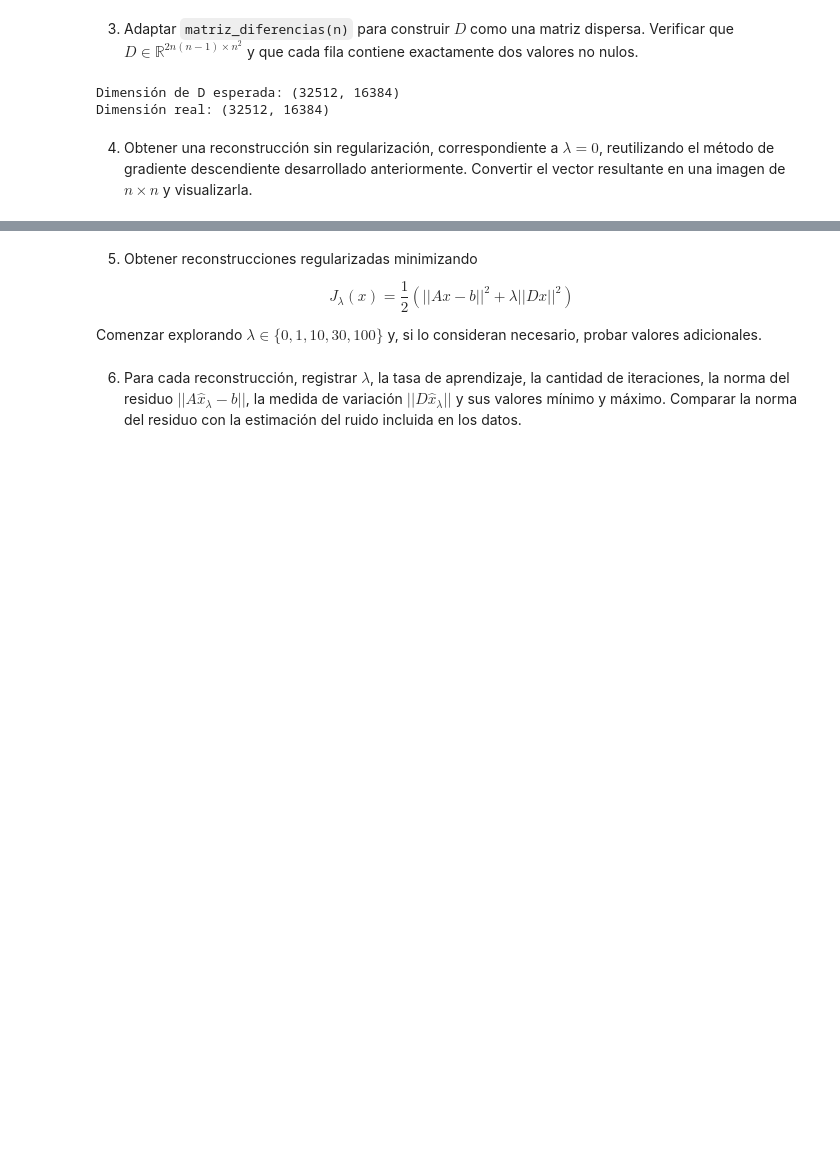
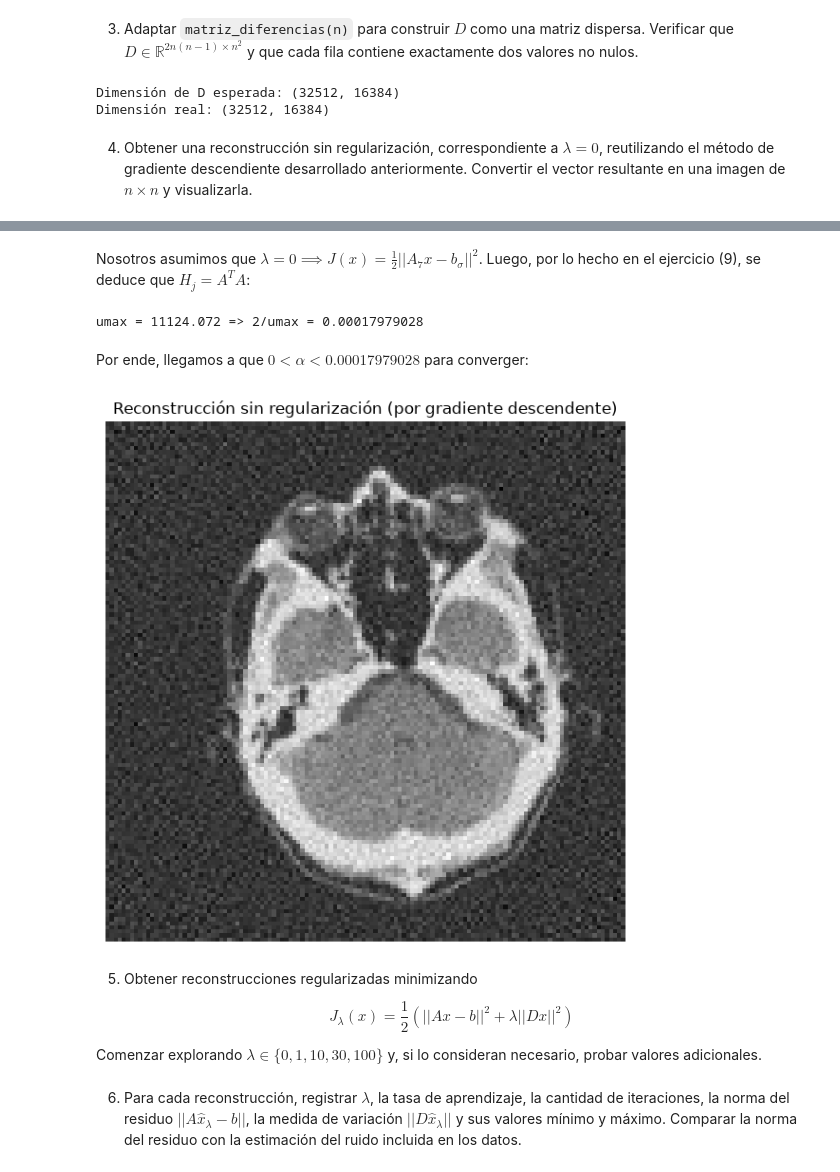
Before and after one commit to josedesgtt/imagenes-tomograficas-tp-metodos, a Jupyter notebook: ejercicio_10.ipynb, the cells around one changed output, grey strips where cells are left out. Drawn from its saved outputs; the diff is of its cells as text; code cells hidden in the pictures; blank space fills up the shorter version.

Commit message:
Avanzamos con el ejercicio 10

```diff
--- a/ejercicio_10.ipynb
+++ b/ejercicio_10.ipynb
@@ -116,3 +128,5 @@ Dimensión de D esperada: (32512, 16384)
 Dimensión real: (32512, 16384)
 # %% [markdown]
 4. Obtener una reconstrucción sin regularización, correspondiente a $\lambda = 0$, reutilizando el método de gradiente descendiente desarrollado anteriormente. Convertir el vector resultante en una imagen de $n \times n$ y visualizarla.
+# %%
+A = tomografia["A"]
@@ -118,0 +206,2 @@ Dimensión real: (32512, 16384)
+# %% [markdown]
+Nosotros asumimos que $\lambda = 0 \implies J(x) = \frac{1}{2}||A_7 x - b_\sigma ||^2$. Luego, por lo hecho en el ejercicio (9), se deduce que $H_j = A^T A$:
@@ -119,3 +211,35 @@ Dimensión real: (32512, 16384)
+# %%
+# Buscamos el máximo autovalor de H
+
+# k=1 indica la cantidad de autovalores que buscamos
+# which='LA' indica que buscamos el/los autovalores de mayor magnitud
+umax = eigsh(hessiano, k=1, which='LA', return_eigenvectors=False)[0]
+print("umax =", umax, "=> 2/umax =", 2 / umax)
+# %% [output]
+umax = 11124.072 => 2/umax = 0.00017979028
+# %% [markdown]
+Por ende, llegamos a que $0\lt\alpha\lt 0.00017979028$ para converger:
+# %%
+x_hallado, _, _ = gradiente_descendente_v4(x_0=np.zeros(n*n), bs=b, D=D, lmbd=0, alpha=0.0001)
+# %%
+X_hallado = x_hallado.reshape(n,n)
+
+# Definimos la dimensión de la figura
+plt.figure(figsize=(8, 6))
+
+# Graficamos la imagen (en escala de grises)
+plt.title("Reconstrucción sin regularización (por gradiente descendente)")
+plt.imshow(X_hallado, cmap='gray')
+
+# Quitamos los ejes
+plt.axis("off")
+
+# Ajustamos el layout
+plt.tight_layout()
+
+plt.show()
+# %% [output]
+[figure, added]
 # %% [markdown]
 5. Obtener reconstrucciones regularizadas minimizando
 
```
Also changed, not shown: parts of 7 cells of this notebook, 2 other files.
